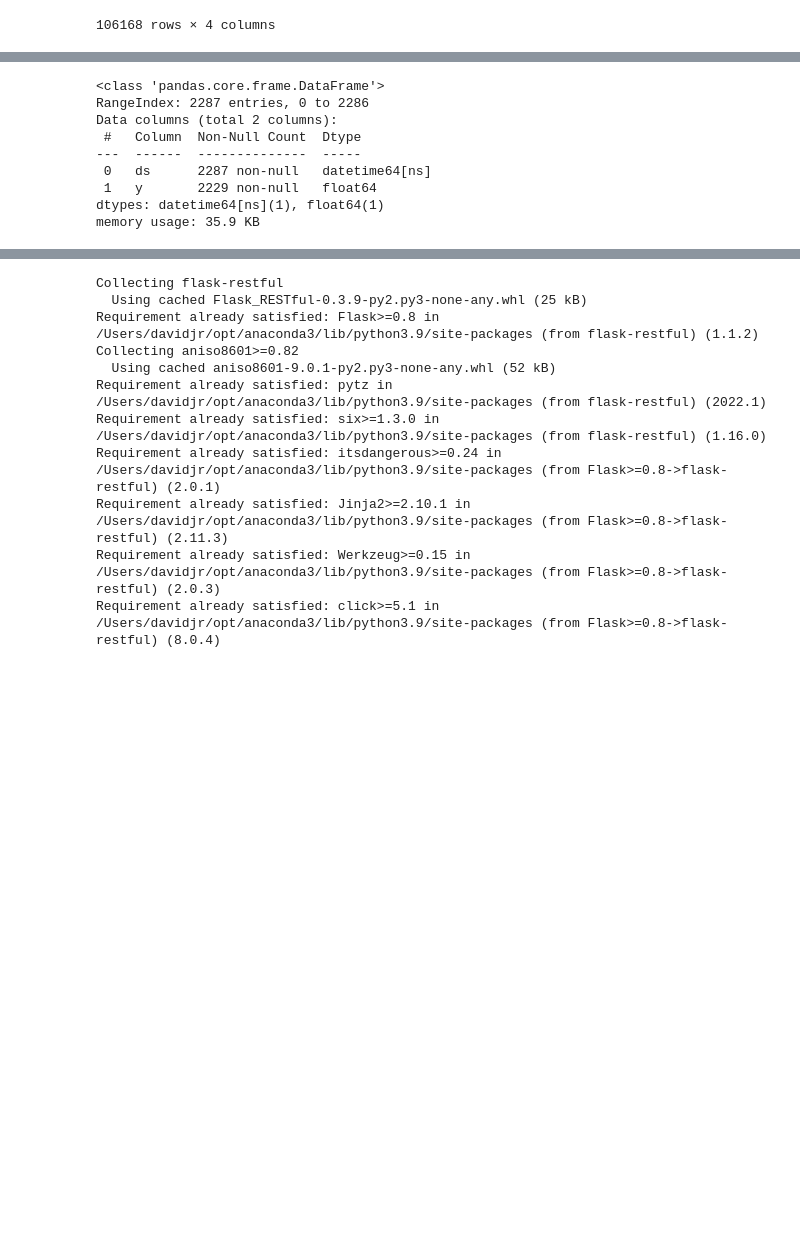
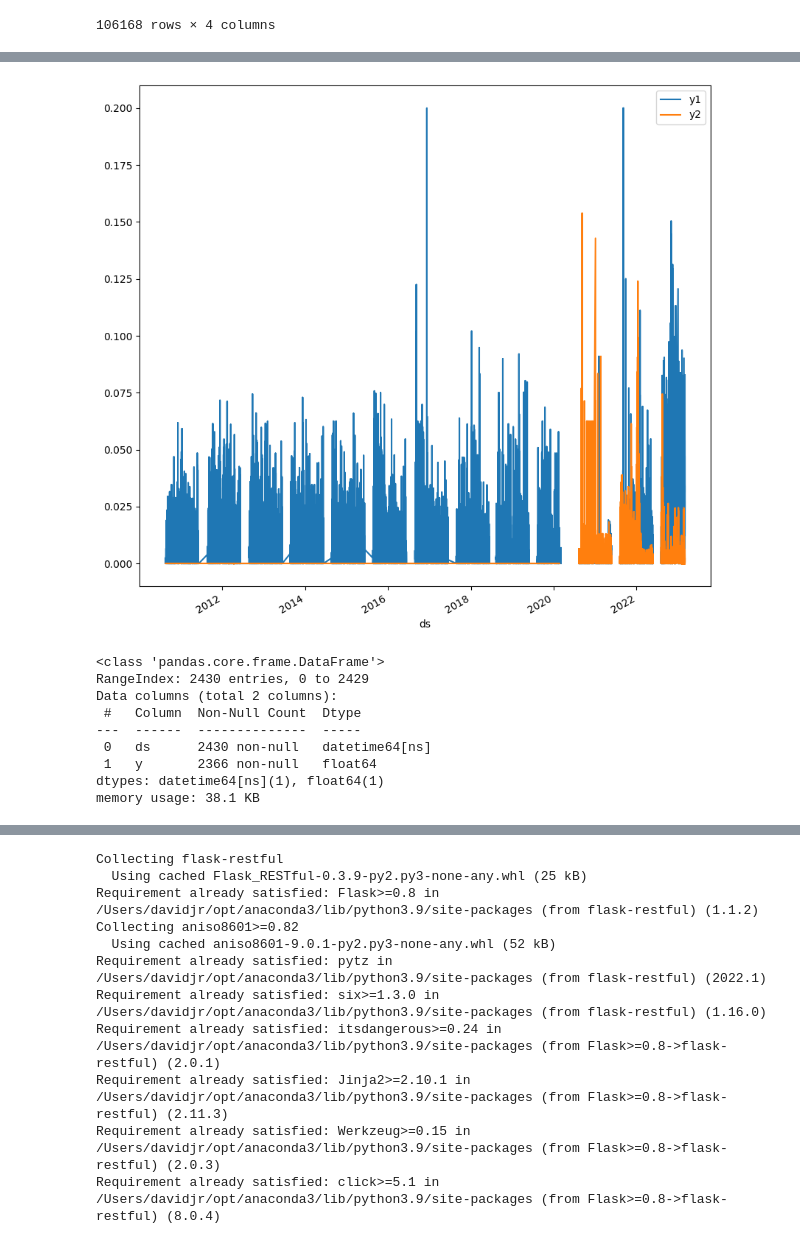
Before and after one commit to davidchung29/coldPrediction, a Jupyter notebook: coldPrediction.ipynb, the cells around one changed output, grey strips where cells are left out. Drawn from its saved outputs; the diff is of its cells as text; code cells hidden in the pictures; blank space fills up the shorter version.

```diff
--- a/coldPrediction.ipynb
+++ b/coldPrediction.ipynb
@@ -363,23 +395,27 @@ def run_prophet(timeserie):
 # %%
 predicted_series = {}
 
 #for school_name, data in series.items():
 
-temp50 = series["Central Middle School"]
-temp50 = temp50.drop(['y2'], axis = 1)
-temp50 = temp50.rename(columns = {'y1':'y'})
+temp50 = series["ALL"]
+df.plot(x="ds", y=["y1", "y2"],
+        kind="line", figsize=(10, 10))
+plt.show()
+temp50 = temp50.drop(['y1'], axis = 1)
+temp50 = temp50.rename(columns = {'y2':'y'})
 temp50.info()
 #pred = run_prophet(temp50)
 # %% [output]
+[figure, added]
 <class 'pandas.core.frame.DataFrame'>
-RangeIndex: 2287 entries, 0 to 2286
+RangeIndex: 2430 entries, 0 to 2429
 Data columns (total 2 columns):
  #   Column  Non-Null Count  Dtype
 ---  ------  --------------  -----
- 0   ds      2287 non-null   datetime64[ns]
- 1   y       2229 non-null   float64
+ 0   ds      2430 non-null   datetime64[ns]
+ 1   y       2366 non-null   float64
 dtypes: datetime64[ns](1), float64(1)
-memory usage: 35.9 KB
+memory usage: 38.1 KB
 # %%
 pred = run_prophet(temp50)
 # %% [output]
```
Also changed, not shown: parts of 6 cells of this notebook.
